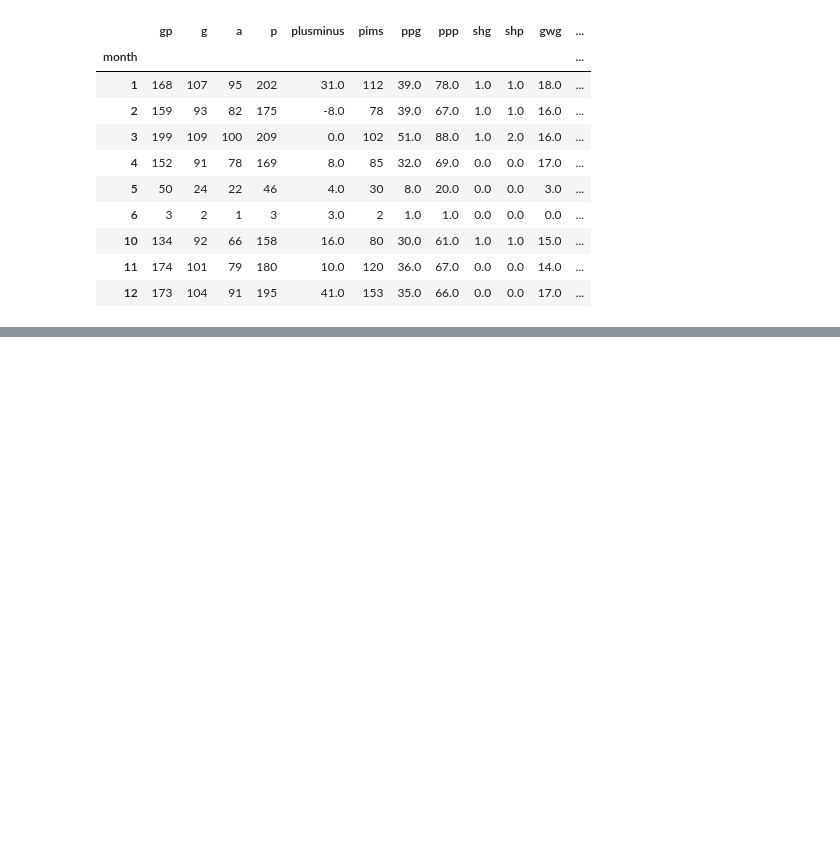
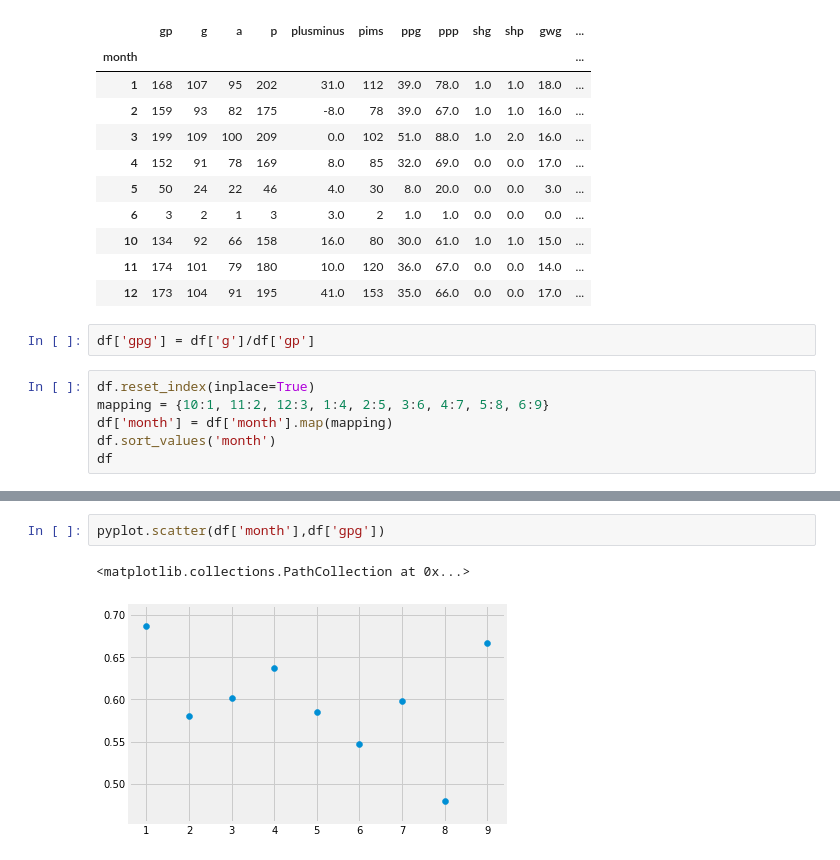
Before and after one commit to TrentMcNamara/Coding-Practice, a Jupyter notebook: Basic Functions and Features Using Data.ipynb, the cells around one changed output, grey strips where cells are left out. Cells and saved outputs as stored; diff of their text form; blank space fills up the shorter version.

```diff
--- a/Basic Functions and Features Using Data.ipynb
+++ b/Basic Functions and Features Using Data.ipynb
@@ -448,3 +448,11 @@ df
 | 10 | 134 | 92 | 66 | 158 | 16.0 | 80 | 30.0 | 61.0 | 1.0 | 1.0 | 15.0 | ... |
 | 11 | 174 | 101 | 79 | 180 | 10.0 | 120 | 36.0 | 67.0 | 0.0 | 0.0 | 14.0 | ... |
 | 12 | 173 | 104 | 91 | 195 | 41.0 | 153 | 35.0 | 66.0 | 0.0 | 0.0 | 17.0 | ... |
+# %%
+df['gpg'] = df['g']/df['gp']
+# %%
+df.reset_index(inplace=True)
+mapping = {10:1, 11:2, 12:3, 1:4, 2:5, 3:6, 4:7, 5:8, 6:9}
+df['month'] = df['month'].map(mapping)
+df.sort_values('month')
+df
@@ -450,0 +470,5 @@ df
+# %%
+pyplot.scatter(df['month'],df['gpg'])
+# %% [output]
+<matplotlib.collections.PathCollection at 0x...>
+[figure, added]
```
Also changed, not shown: parts of 1 cell of this notebook.
